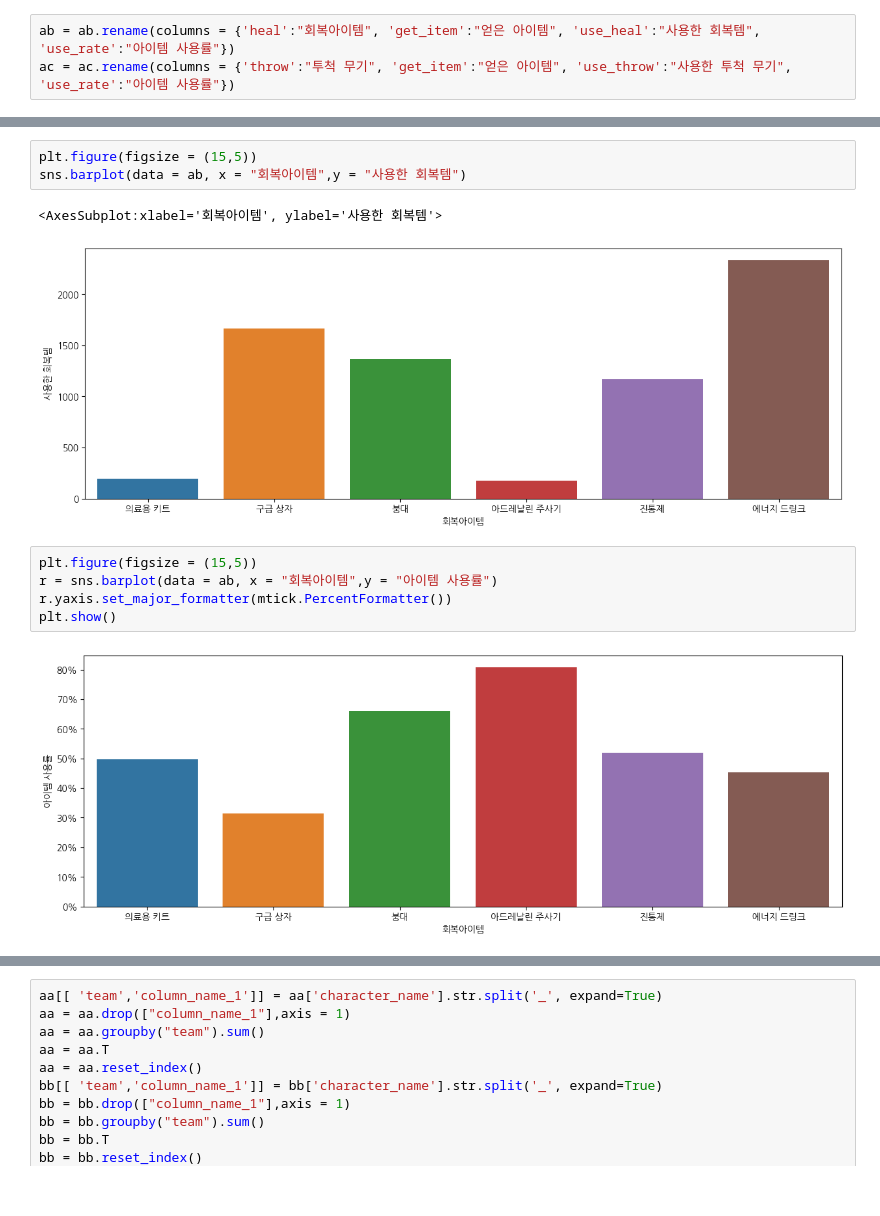
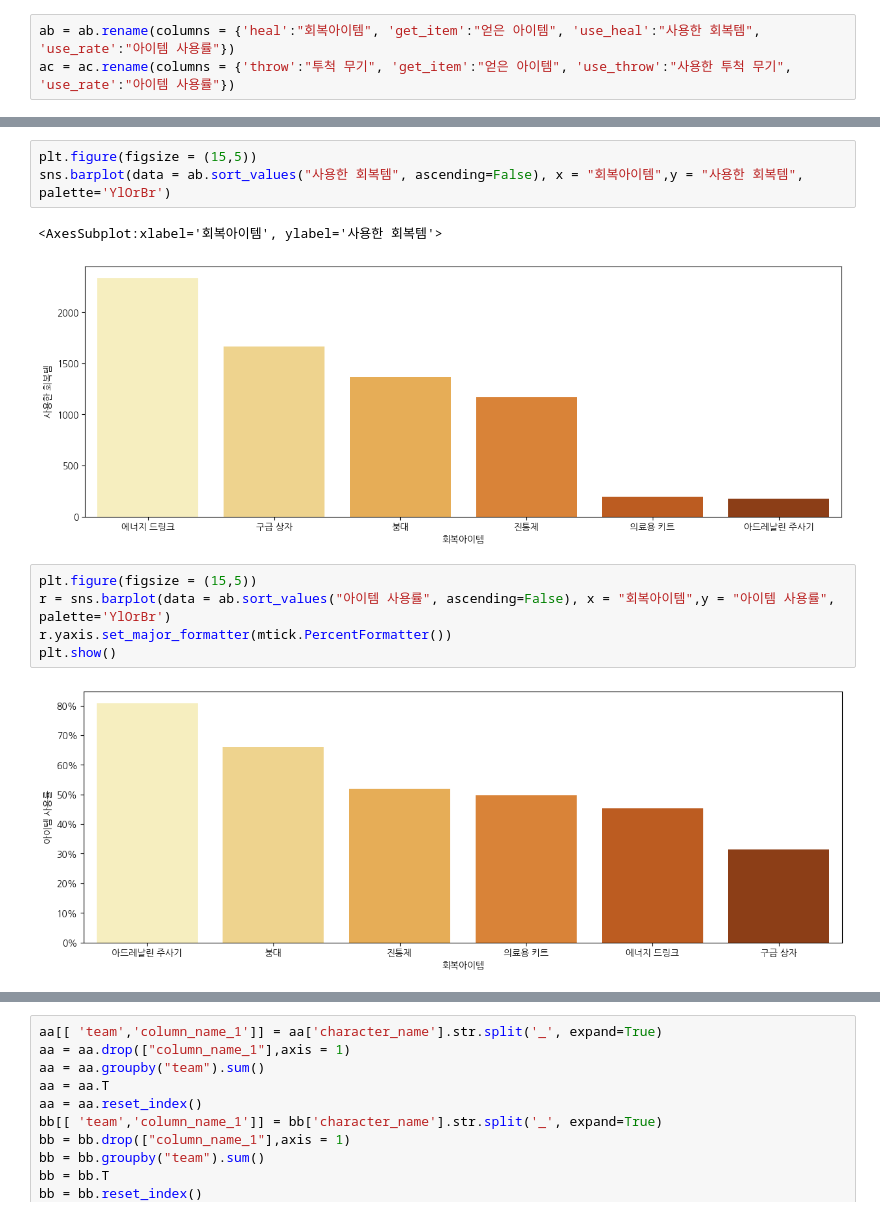
Before and after one commit to AIS8-WWCD/final_project, a Jupyter notebook: notebook/회복템 투척류 시각화.ipynb, the cells around one changed output, grey strips where cells are left out. Saved outputs shown, nothing was run; the diff lists cells and outputs as text.

```diff
--- a/notebook/회복템 투척류 시각화.ipynb
+++ b/notebook/회복템 투척류 시각화.ipynb
@@ -111,15 +110,15 @@ sns.barplot(data = ab, x = "회복아이템",y = "얻은 아이템")
 # %%
 plt.figure(figsize = (15,5))
-sns.barplot(data = ab, x = "회복아이템",y = "사용한 회복템")
+sns.barplot(data = ab.sort_values("사용한 회복템", ascending=False), x = "회복아이템",y = "사용한 회복템", palette='YlOrBr')
 # %% [output]
 <AxesSubplot:xlabel='회복아이템', ylabel='사용한 회복템'>
-[figure, old version]
+[figure, new version]
 # %%
 plt.figure(figsize = (15,5))
-r = sns.barplot(data = ab, x = "회복아이템",y = "아이템 사용률")
+r = sns.barplot(data = ab.sort_values("아이템 사용률", ascending=False), x = "회복아이템",y = "아이템 사용률", palette='YlOrBr')
 r.yaxis.set_major_formatter(mtick.PercentFormatter())
 plt.show()
 # %% [output]
-[figure, old version]
+[figure, new version]
 # %%
 plt.figure(figsize = (15,5))
```
Also changed, not shown: parts of 12 cells of this notebook.
